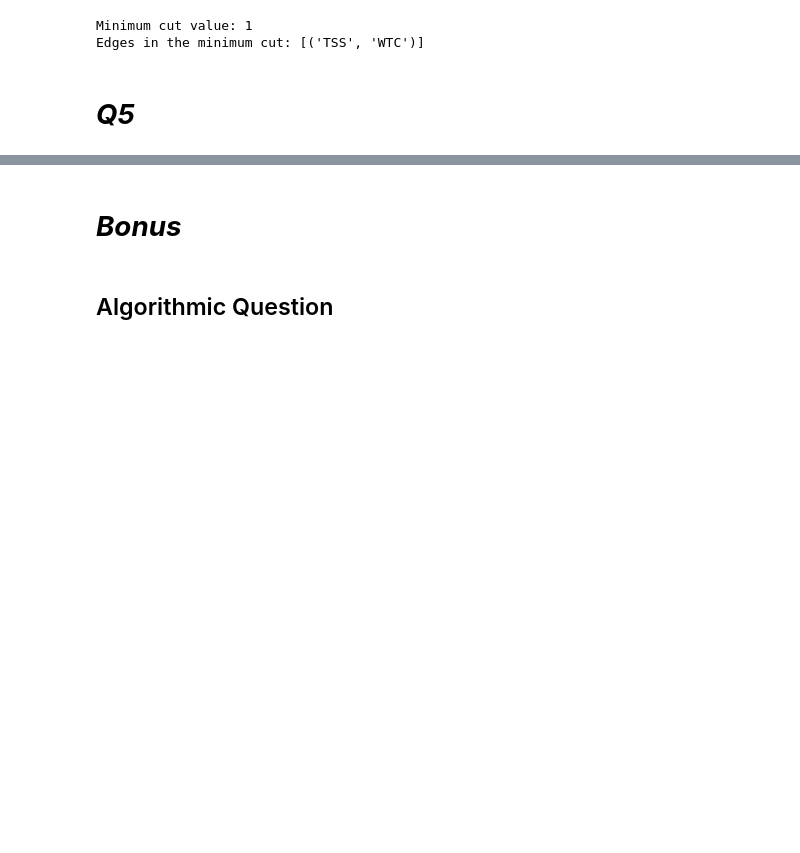
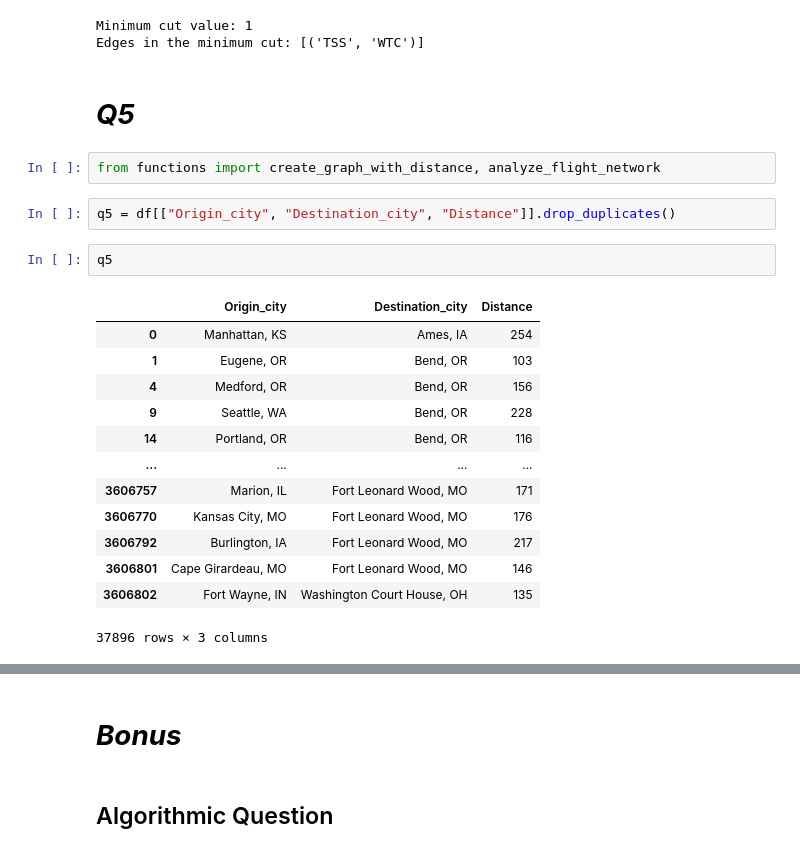
Before and after one commit to khalmatay/ADM-HW5, a Jupyter notebook: main.ipynb, the cells around one changed output, grey strips where cells are left out. Cells and saved outputs as stored; diff of their text form; blank space fills up the shorter version.

```diff
--- a/main.ipynb
+++ b/main.ipynb
@@ -1043,3 +1043,23 @@ Minimum cut value: 1
 Edges in the minimum cut: [('TSS', 'WTC')]
 # %% [markdown]
 # ***Q5***
+# %%
+from functions import create_graph_with_distance, analyze_flight_network
+# %%
+q5 = df[["Origin_city", "Destination_city", "Distance"]].drop_duplicates()
+# %%
+q5
+# %% [output]
+|  | Origin_city | Destination_city | Distance |
+| 0 | Manhattan, KS | Ames, IA | 254 |
+| 1 | Eugene, OR | Bend, OR | 103 |
+| 4 | Medford, OR | Bend, OR | 156 |
+| 9 | Seattle, WA | Bend, OR | 228 |
+| 14 | Portland, OR | Bend, OR | 116 |
+| ... | ... | ... | ... |
+| 3606757 | Marion, IL | Fort Leonard Wood, MO | 171 |
+| 3606770 | Kansas City, MO | Fort Leonard Wood, MO | 176 |
+| 3606792 | Burlington, IA | Fort Leonard Wood, MO | 217 |
+| 3606801 | Cape Girardeau, MO | Fort Leonard Wood, MO | 146 |
+| 3606802 | Fort Wayne, IN | Washington Court House, OH | 135 |
+37896 rows × 3 columns
```
Also changed, not shown: parts of 4 cells of this notebook, 2 other files.
